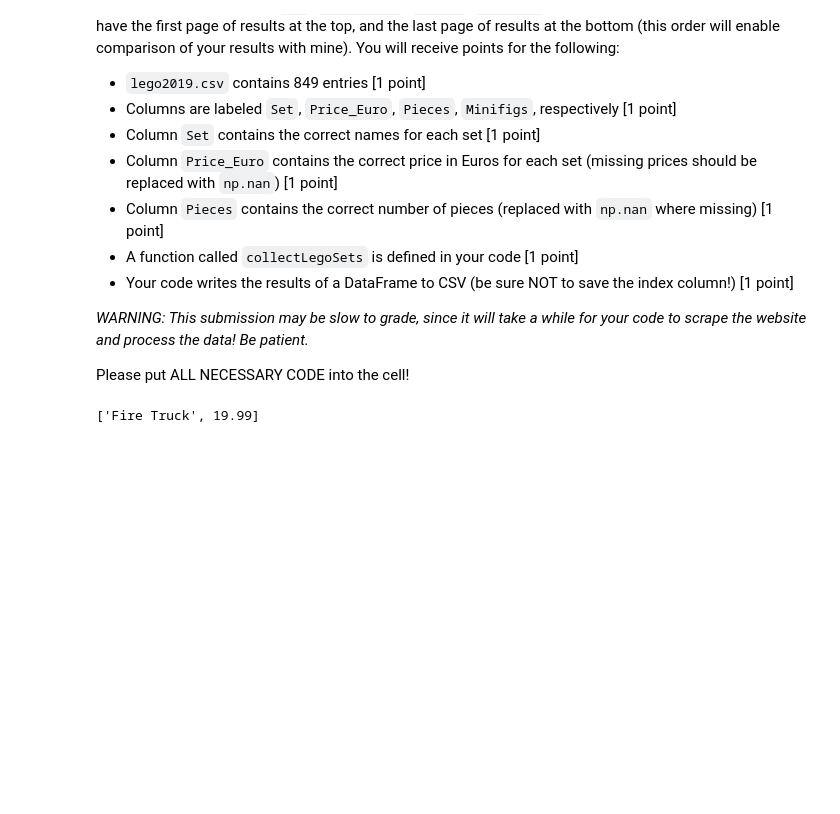
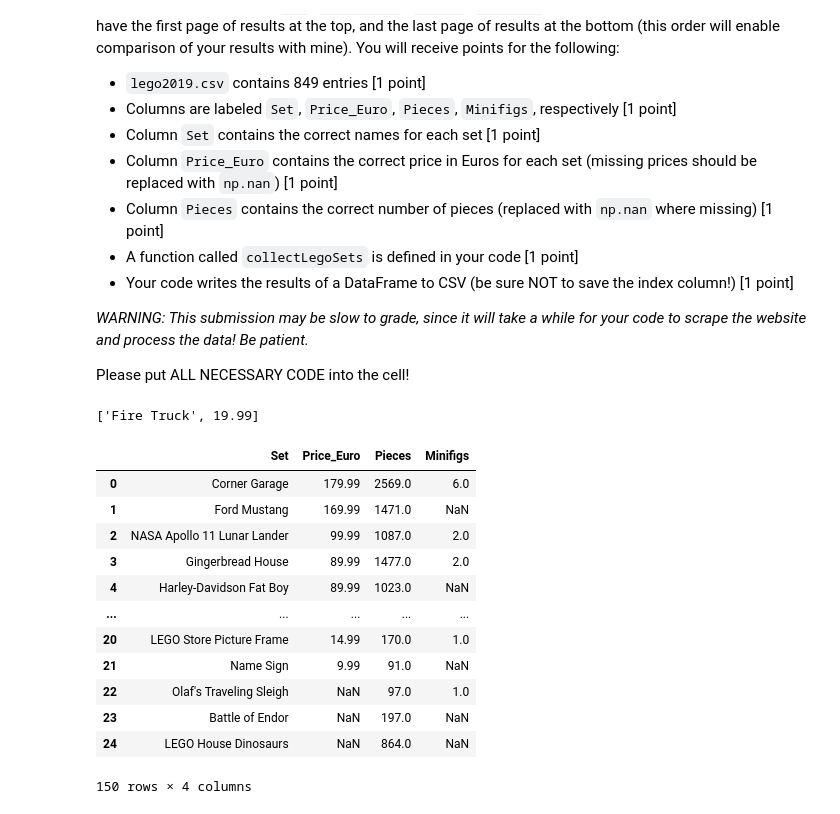
Before and after one commit to GlenWilliams2k/econ8320-assignment-07, a Jupyter notebook: Lesson.ipynb, the cells around one changed output. Cells and saved outputs as stored; diff of their text form; code cells hidden in the pictures; blank space fills up the shorter version.

```diff
--- a/Lesson.ipynb
+++ b/Lesson.ipynb
@@ -1073,7 +1073,7 @@ row
 # %% [output]
 ['Fire Truck', 19.99]
 # %%
-#si-exercise
+#attempt1
 
 import requests
 from bs4 import BeautifulSoup
@@ -1125,32 +1125,46 @@ def collectLegoSets(startURL):
         try:
             #Extract number of minifigs
             row.append(float(re.search(r'(\d+)', i.find('dt', string="Minifigs").find_next_sibling().text).groups()[0]))
         except:
           row.append(np.nan)
 
         # Add the row of data to the dataset
         newData.append(row)
 
     newData = pd.DataFrame(newData, columns = ['Set', 'Price_Euro', 'Pieces', 'Minifigs'])
 
     # Check if there are more results on the "next" page
     try:
         nextPage = parsed.find('li', class_="next").a['href']
     except:
         nextPage = None
 
     # If there is another page of results, grab it and combine
     if nextPage:
         # Tell our program not to load new pages too fast by "sleeping" for two seconds before
         #   going to the next page
         time.sleep(2)
         # Merge current data with next page
         return pd.concat([newData, collectLegoSets(nextPage)], axis=0)
     # Otherwise return the current data
     else:
         return newData
 
-lego2019 = collectLegoSets(startURL)
+lego2019 = collectLegoSets('https://brickset.com/sets/year-2019')
 lego2019.to_csv("lego2019.csv", index = False)
 
-#data
+lego2019
+# %% [output]
+|  | Set | Price_Euro | Pieces | Minifigs |
+| 0 | Corner Garage | 179.99 | 2569.0 | 6.0 |
+| 1 | Ford Mustang | 169.99 | 1471.0 | NaN |
+| 2 | NASA Apollo 11 Lunar Lander | 99.99 | 1087.0 | 2.0 |
+| 3 | Gingerbread House | 89.99 | 1477.0 | 2.0 |
+| 4 | Harley-Davidson Fat Boy | 89.99 | 1023.0 | NaN |
+| ... | ... | ... | ... | ... |
+| 20 | LEGO Store Picture Frame | 14.99 | 170.0 | 1.0 |
+| 21 | Name Sign | 9.99 | 91.0 | NaN |
+| 22 | Olaf's Traveling Sleigh | NaN | 97.0 | 1.0 |
+| 23 | Battle of Endor | NaN | 197.0 | NaN |
+| 24 | LEGO House Dinosaurs | NaN | 864.0 | NaN |
+150 rows × 4 columns
```
Also changed, not shown: parts of 1 cell of this notebook.
